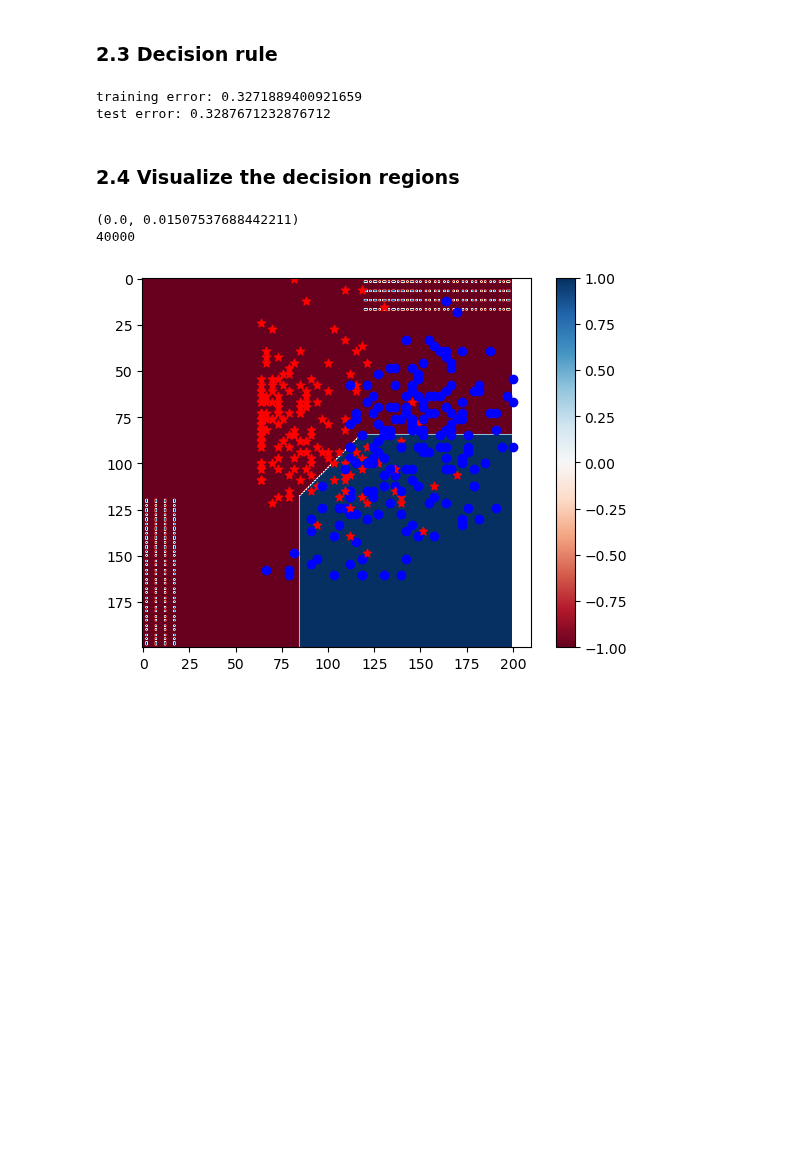
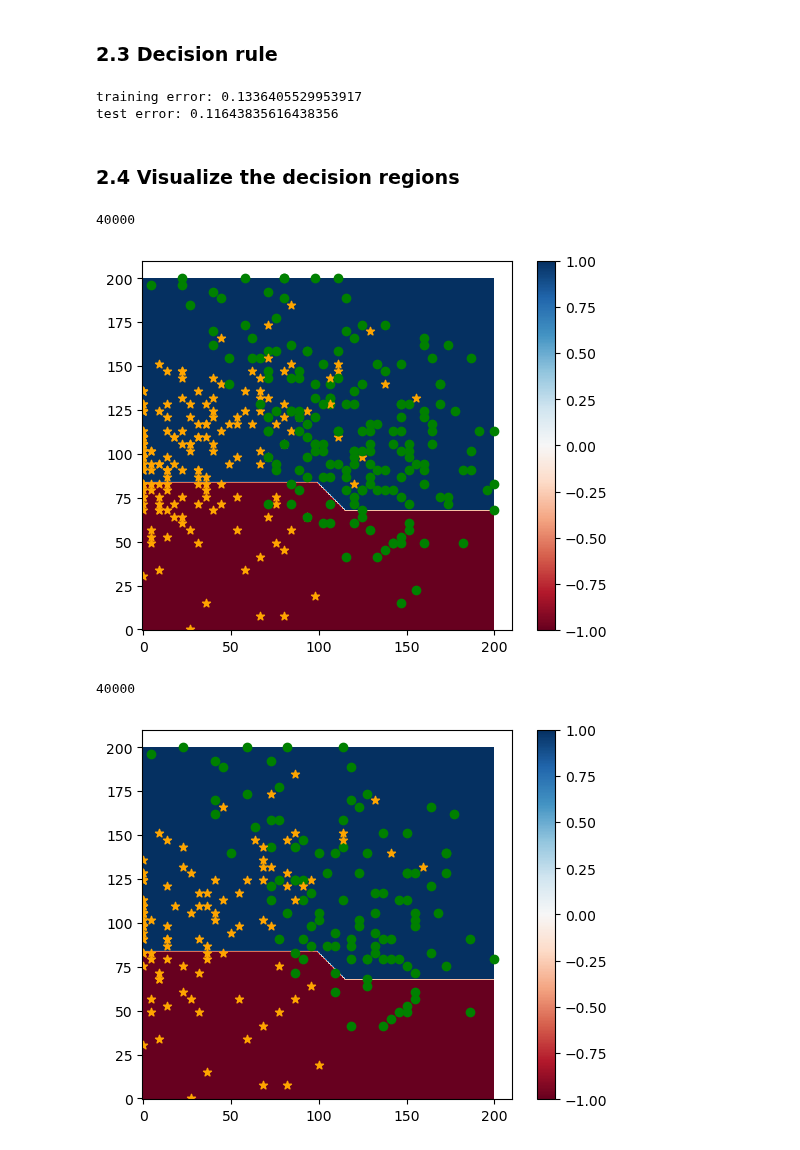
Before and after one commit to Lennox-Elaphurus/ML-Essentials-homework, a Jupyter notebook: Lennox/exercise 1/exercise1.ipynb, the cells around one changed output. Cells and saved outputs as stored; diff of their text form; code cells hidden in the pictures; blank space fills up the shorter version.

```diff
--- a/Lennox/exercise 1/exercise1.ipynb
+++ b/Lennox/exercise 1/exercise1.ipynb
@@ -59,16 +63,19 @@ X_train, X_test, y_train, y_test =\
 
 ### 2.1 Feature construcition
 # %%
-from scipy.signal import argrelextrema
+from sklearn.preprocessing import MinMaxScaler
+
+
 def features2d(datas):
-    features=[]
+    features = []
     for data in datas:
         mask = data > 12
-        temp = [data[18]+data[26]+data[34]+data[42],data[11]+data[19]-data[35]-data[43]]
+        temp = [data[18]+data[26]+data[34]+data[42],
+                data[11]+data[19]-data[35]-data[43]]
         features.append(temp)
 
     # normalize
-    features_norm = (features - np.min(features)) / (np.max(features) - np.min(features))
+    features_norm = MinMaxScaler().fit_transform(features)
 
     return features_norm
 # %% [markdown]
@@ -100,8 +109,8 @@ def nearest_mean(training_features, training_labels, test_festures):
     t_features = np.array(training_features)
     t_labels = np.array(training_labels)
 
-    f_negetive = t_features[t_labels == -1].mean()
-    f_positive = t_features[t_labels == 1].mean()
+    f_negetive = t_features[t_labels == -1].mean(axis=0)
+    f_positive = t_features[t_labels == 1].mean(axis=0)
 
     labels = []
     for f in test_festures:
@@ -114,9 +123,9 @@ def nearest_mean(training_features, training_labels, test_festures):
 
 
 train_features = features2d(X_train)
-test_features = features2d(X_test)
+x_new = features2d(X_test)
 
-test_labels = nearest_mean(train_features, y_train, test_features)
+test_labels = nearest_mean(train_features, y_train, x_new)
 train_labels = nearest_mean(train_features, y_train, train_features)
 
 training_error = abs(train_labels - y_train).sum()/(2*len(y_train))
@@ -124,32 +133,48 @@ test_error = abs(test_labels - y_test).sum()/(2*len(y_test))
 print(f"training error: {training_error}")
 print(f"test error: {test_error}")
 # %% [output]
-training error: 0.3271889400921659
-test error: 0.3287671232876712
+training error: 0.1336405529953917
+test error: 0.11643835616438356
 # %% [markdown]
 ### 2.4 Visualize the decision regions
 # %%
 import itertools
 
 # f_negetive = t_features[t_labels == -1].mean()
 # f_positive = t_features[t_labels == 1].mean()
 
-f1 = np.linspace(0,1,200)
-f2 = np.linspace(0,1,200)
 
-mesh_f = list(itertools.product(f1,f2))
-mesh_decision = nearest_mean(train_features, y_train,mesh_f)
-print(len(mesh_decision))
+def draw_decision_region(X, y):
+    f1 = np.linspace(0, 1, 200)
+    f2 = np.linspace(0, 1, 200)
 
-cmap = plt.cm.RdBu
-norm = plt.Normalize(-1, 1)
+    mesh_f = list(itertools.product(f1, f2))
+    mesh_decision = nearest_mean(train_features, y_train, mesh_f)
+    print(len(mesh_decision))
 
-plt.imshow(np.array(mesh_decision).reshape(200,200), cmap=cmap, norm=norm)
-plt.colorbar()
-X_all_scale = [[x[0]*200, x[1]*200] for x in features2d(X_all)]
-draw_feature(X_all_scale,y_all)
-plt.show()
+    cmap = plt.cm.RdBu
+    norm = plt.Normalize(-1, 1)
+
+    plt.imshow(np.array(mesh_decision).reshape(200, 200),
+               cmap=cmap, norm=norm, origin='lower')
+    plt.colorbar()
+    X_all_scale = [x*200 for x in features2d(X)]
+    # draw_feature(X_all_scale,y_all)
+    for feature, y in zip(X_all_scale, y):
+        if y == -1:
+            marker = "*"
+            color = "orange"
+        elif y == 1:
+            marker = "o"
+            color = "green"
+        plt.scatter(feature[0], feature[1], marker=marker, color=color)
+    plt.show()
+
+
+draw_decision_region(X_all, y_all)
+draw_decision_region(X_train, y_train)
 # %% [output]
-(0.0, 0.01507537688442211)
 40000
-[figure, old version]
+[figure, new version]
+40000
+[figure, added]
```
Also changed, not shown: parts of 7 cells of this notebook, 1 other file.
